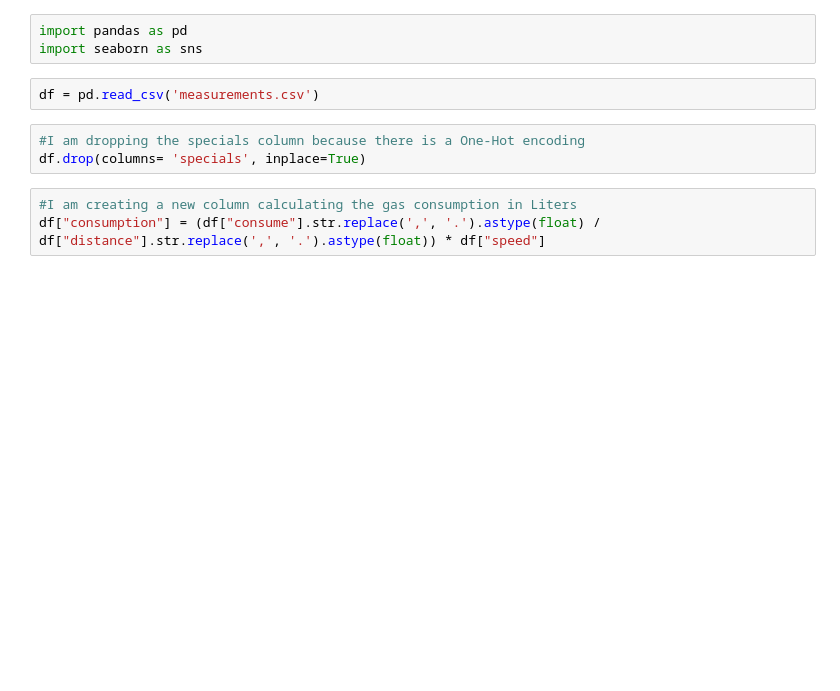
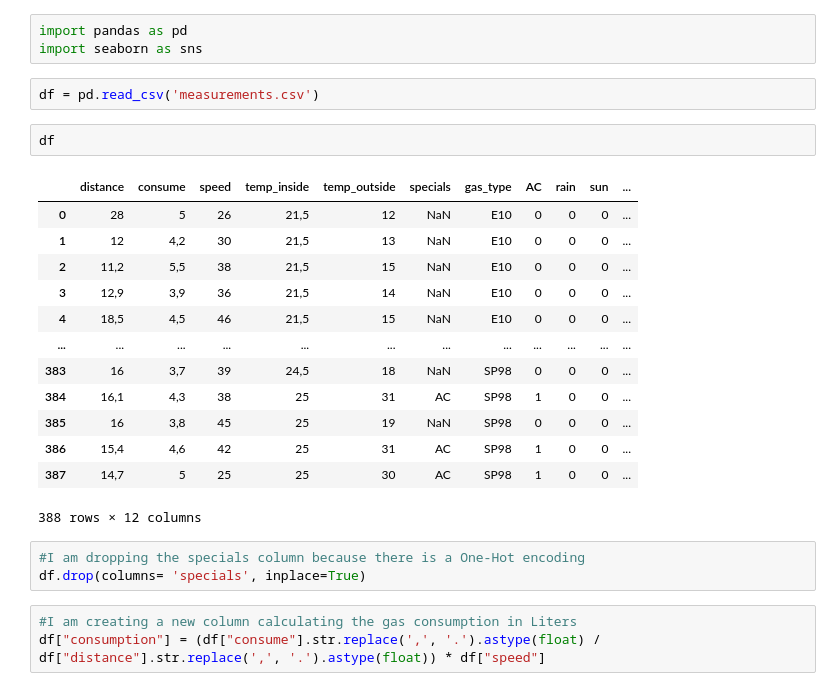
Before and after one commit to adele-martin/Technical-Challenge, a Jupyter notebook: cleaning.ipynb, the cells around one changed output. Drawn from its saved outputs; the diff is of its cells as text; blank space fills up the shorter version.

```diff
--- a/cleaning.ipynb
+++ b/cleaning.ipynb
@@ -3,6 +3,22 @@ import pandas as pd
 import seaborn as sns
 # %%
 df = pd.read_csv('measurements.csv')
+# %%
+df
+# %% [output]
+|  | distance | consume | speed | temp_inside | temp_outside | specials | gas_type | AC | rain | sun | ... |
+| 0 | 28 | 5 | 26 | 21,5 | 12 | NaN | E10 | 0 | 0 | 0 | ... |
+| 1 | 12 | 4,2 | 30 | 21,5 | 13 | NaN | E10 | 0 | 0 | 0 | ... |
+| 2 | 11,2 | 5,5 | 38 | 21,5 | 15 | NaN | E10 | 0 | 0 | 0 | ... |
+| 3 | 12,9 | 3,9 | 36 | 21,5 | 14 | NaN | E10 | 0 | 0 | 0 | ... |
+| 4 | 18,5 | 4,5 | 46 | 21,5 | 15 | NaN | E10 | 0 | 0 | 0 | ... |
+| ... | ... | ... | ... | ... | ... | ... | ... | ... | ... | ... | ... |
+| 383 | 16 | 3,7 | 39 | 24,5 | 18 | NaN | SP98 | 0 | 0 | 0 | ... |
+| 384 | 16,1 | 4,3 | 38 | 25 | 31 | AC | SP98 | 1 | 0 | 0 | ... |
+| 385 | 16 | 3,8 | 45 | 25 | 19 | NaN | SP98 | 0 | 0 | 0 | ... |
+| 386 | 15,4 | 4,6 | 42 | 25 | 31 | AC | SP98 | 1 | 0 | 0 | ... |
+| 387 | 14,7 | 5 | 25 | 25 | 30 | AC | SP98 | 1 | 0 | 0 | ... |
+388 rows × 12 columns
 # %%
 #I am dropping the specials column because there is a One-Hot encoding
 df.drop(columns= 'specials', inplace=True)
```
Also changed, not shown: parts of 3 cells of this notebook, 4 other files.
